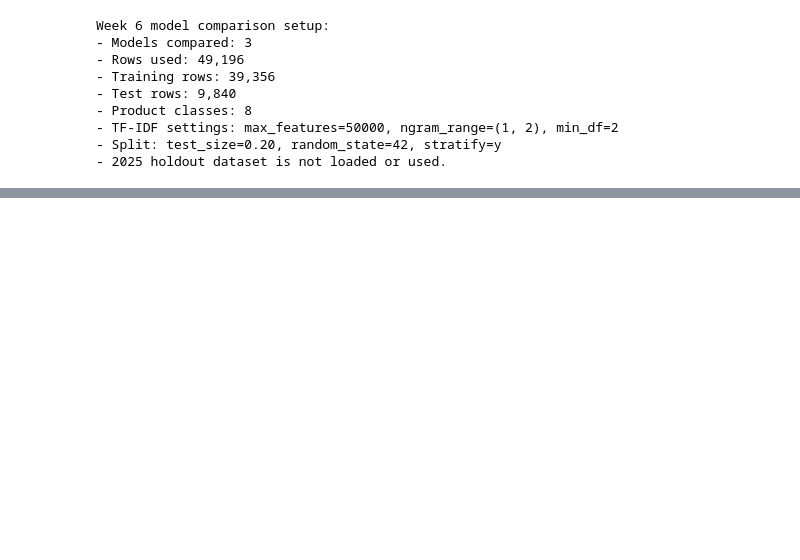
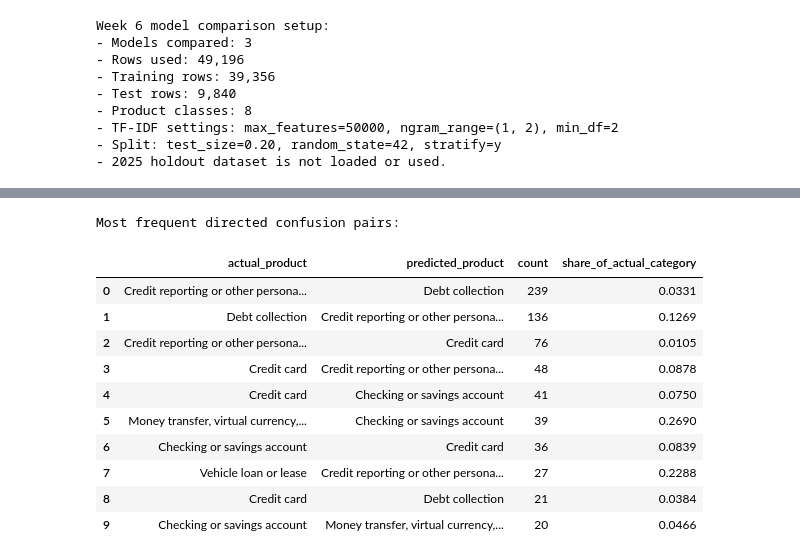
Before and after one commit to rihua-tech/financial-complaint-auto-routing-nlp, a Jupyter notebook: notebooks/04_sklearn_baseline_model.ipynb, the cells around one changed output, grey strips where cells are left out. Cells and saved outputs as stored; diff of their text form; code cells hidden in the pictures; blank space fills up the shorter version.

```diff
--- a/notebooks/04_sklearn_baseline_model.ipynb
+++ b/notebooks/04_sklearn_baseline_model.ipynb
@@ -425,0 +539,53 @@ Selection rationale:
+# %%
+confusion_counts = confusion_matrix(
+    y_test,
+    selected_predictions,
+    labels=selected_classes,
+)
+confusion_normalized = confusion_matrix(
+    y_test,
+    selected_predictions,
+    labels=selected_classes,
+    normalize="true",
+)
+
+# Convert off-diagonal counts into directed category-confusion records.
+confusion_records = []
+for true_index, true_label in enumerate(selected_classes):
+    true_class_support = confusion_counts[true_index].sum()
+    for predicted_index, predicted_label in enumerate(selected_classes):
+        if true_index == predicted_index or confusion_counts[true_index, predicted_index] == 0:
+            continue
+        confusion_records.append(
+            {
+                "actual_product": true_label,
+                "predicted_product": predicted_label,
+                "count": int(confusion_counts[true_index, predicted_index]),
+                "share_of_actual_category": confusion_counts[true_index, predicted_index]
+                / true_class_support,
+            }
+        )
+
+top_confusions = (
+    pd.DataFrame(confusion_records)
+    .sort_values(by=["count", "share_of_actual_category"], ascending=False)
+    .head(10)
+    .reset_index(drop=True)
+)
+top_confusions["share_of_actual_category"] = top_confusions["share_of_actual_category"].round(4)
+
+print("Most frequent directed confusion pairs:")
+top_confusions
+# %% [output]
+Most frequent directed confusion pairs:
+|  | actual_product | predicted_product | count | share_of_actual_category |
+| 0 | Credit reporting or other persona... | Debt collection | 239 | 0.0331 |
+| 1 | Debt collection | Credit reporting or other persona... | 136 | 0.1269 |
+| 2 | Credit reporting or other persona... | Credit card | 76 | 0.0105 |
+| 3 | Credit card | Credit reporting or other persona... | 48 | 0.0878 |
+| 4 | Credit card | Checking or savings account | 41 | 0.0750 |
+| 5 | Money transfer, virtual currency,... | Checking or savings account | 39 | 0.2690 |
+| 6 | Checking or savings account | Credit card | 36 | 0.0839 |
+| 7 | Vehicle loan or lease | Credit reporting or other persona... | 27 | 0.2288 |
+| 8 | Credit card | Debt collection | 21 | 0.0384 |
+| 9 | Checking or savings account | Money transfer, virtual currency,... | 20 | 0.0466 |
```
Also changed, not shown: parts of 15 cells of this notebook, 3 other files.
